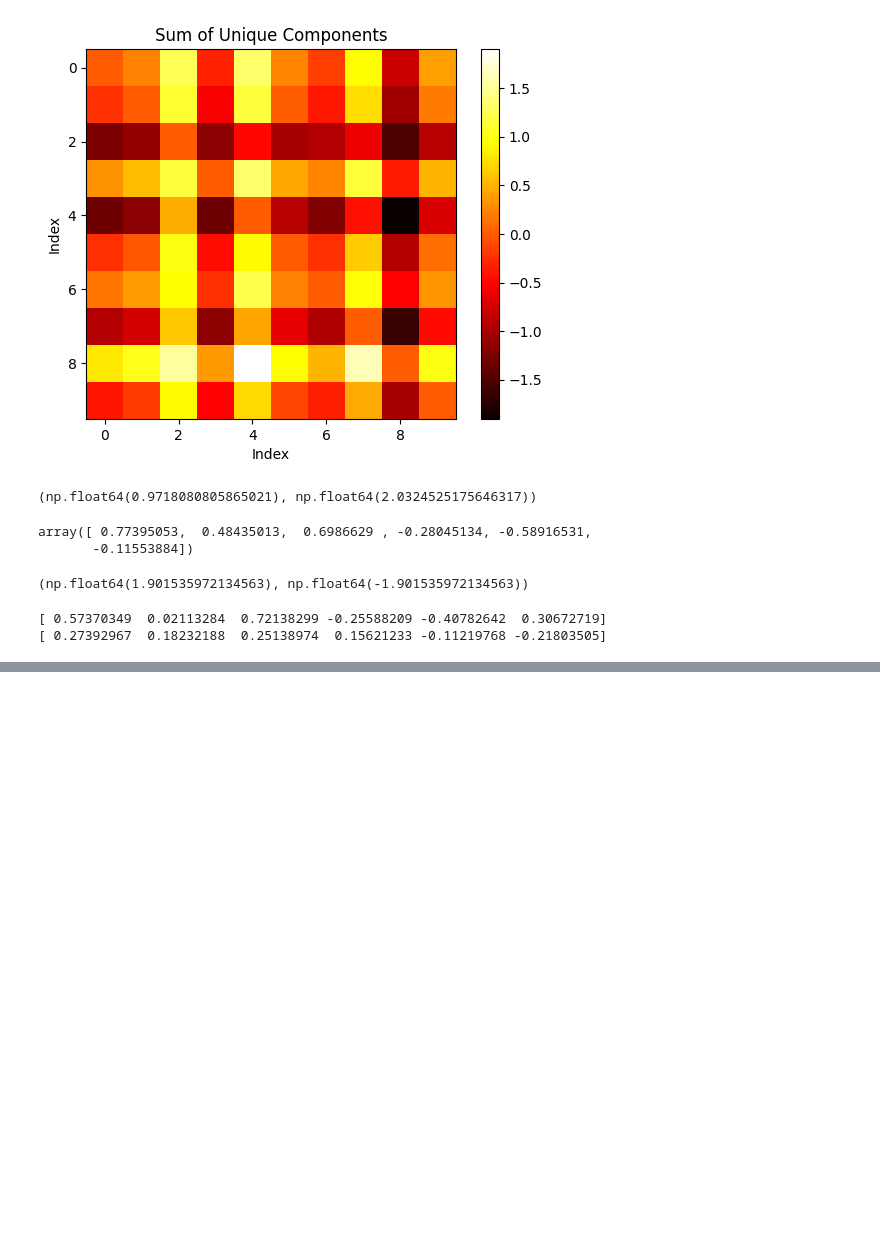
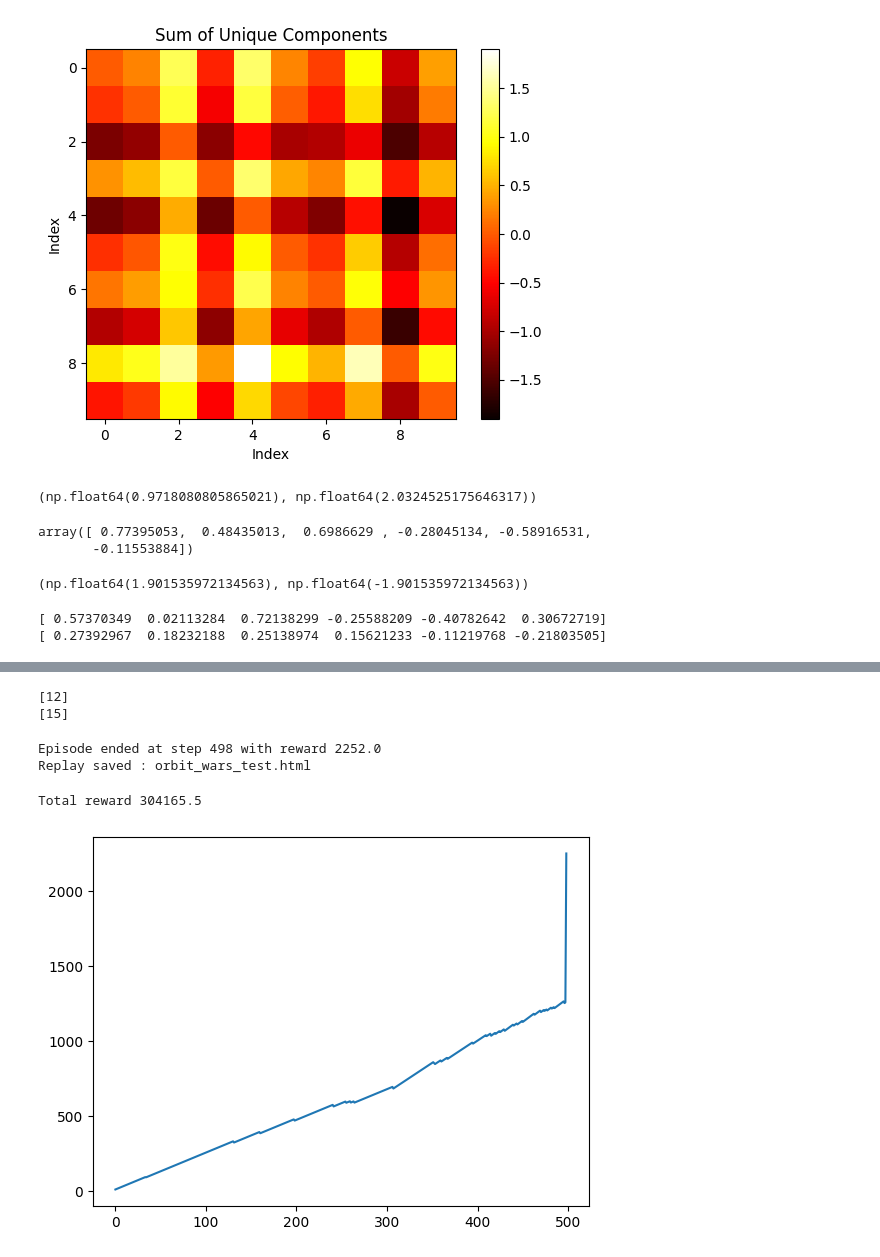
Before and after one commit to tnshp/501-Legion, a Jupyter notebook: new.ipynb, the cells around one changed output, grey strips where cells are left out. Cells and saved outputs as stored; diff of their text form; code cells hidden in the pictures; blank space fills up the shorter version.

```diff
--- a/new.ipynb
+++ b/new.ipynb
@@ -168,0 +353,64 @@ print(pairwise_bivectors[1, 0 , :])
+# %%
+#idx of opponent planets
+owned_planet_masks = state[:, 0] == 1
+opponent_planet_masks = state[:, 1] == 1
+
+owned_planet_idx = np.where(owned_planet_masks == True)[0]
+opponent_planet_idx = np.where(opponent_planet_masks == True)[0]
+
+self_planet= np.array([[1, 0, 0, 0]] )
+target_planet = np.array([[0, 0, 1, 0]] )
+
+print(owned_planet_idx)
+print(opponent_planet_idx)
+# %% [output]
+[12]
+[15]
+# %%
+#run for n steps without any actions
+from tqdm import tqdm
+
+zero_action = np.zeros((env.MAX_PLANETS, 4))
+n_step = 499
+
+action_step = 100
+reward_list = []
+won_list = []
+
+html_path = 'orbit_wars_test.html'
+for i in tqdm(range(n_step)):
+    action_np = zero_action.copy()
+    if i % action_step == 0:
+        from_idx = np.random.choice(owned_planet_idx)
+        action_np[from_idx] = self_planet
+
+        # action_np[12] = self_planet
+        #sample anything not owned by us or opponent
+        sample_idx = list(set(range(env.MAX_PLANETS)) - set(owned_planet_idx) - set(opponent_planet_idx))
+        to_idx = np.random.choice(sample_idx)
+        # idx = 13
+        # print(f"Step {i}: from index {from_idx} to index {to_idx}")
+        action_np[to_idx] = target_planet
+
+    state, reward, terminated, truncated, won = env.step(action_np)
+    reward_list.append(reward)
+    won_list.append(won)
+    if terminated or truncated:
+        print(f"Episode ended at step {i} with reward {reward}")
+        break
+
+    owned_planet_masks = state[:40, 0] == 1
+    owned_planet_idx = np.where(owned_planet_masks == True)[0]
+
+env.render(mode='html', html_path=html_path)
+# %% [output]
+Episode ended at step 498 with reward 2252.0
+Replay saved : orbit_wars_test.html
+# %%
+import matplotlib.pyplot as plt
+
+plt.plot(reward_list)
+print(f"Total reward {np.array(reward_list).sum()}")
+# %% [output]
+Total reward 304165.5
+[figure, added]
```
Also changed, not shown: parts of 16 cells of this notebook, 8 other files.
